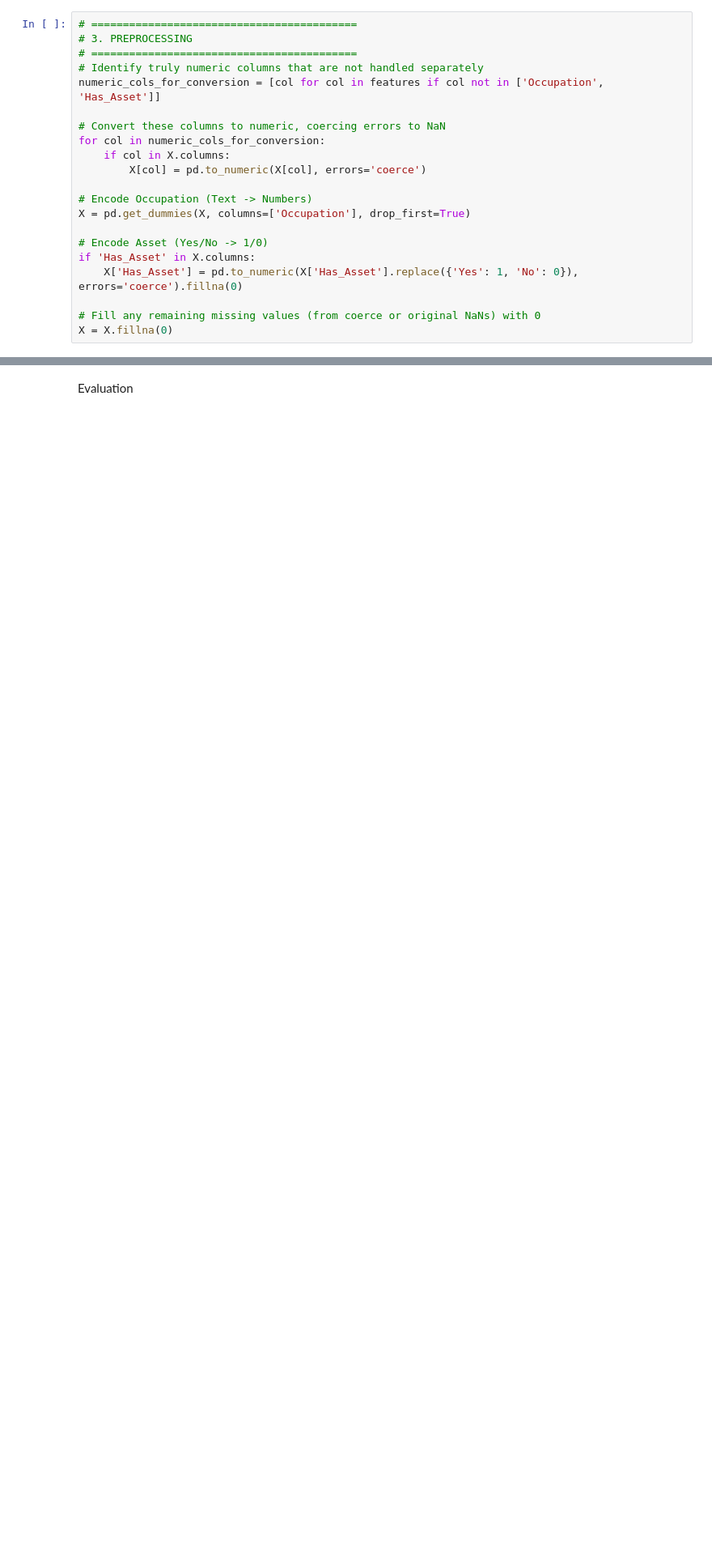
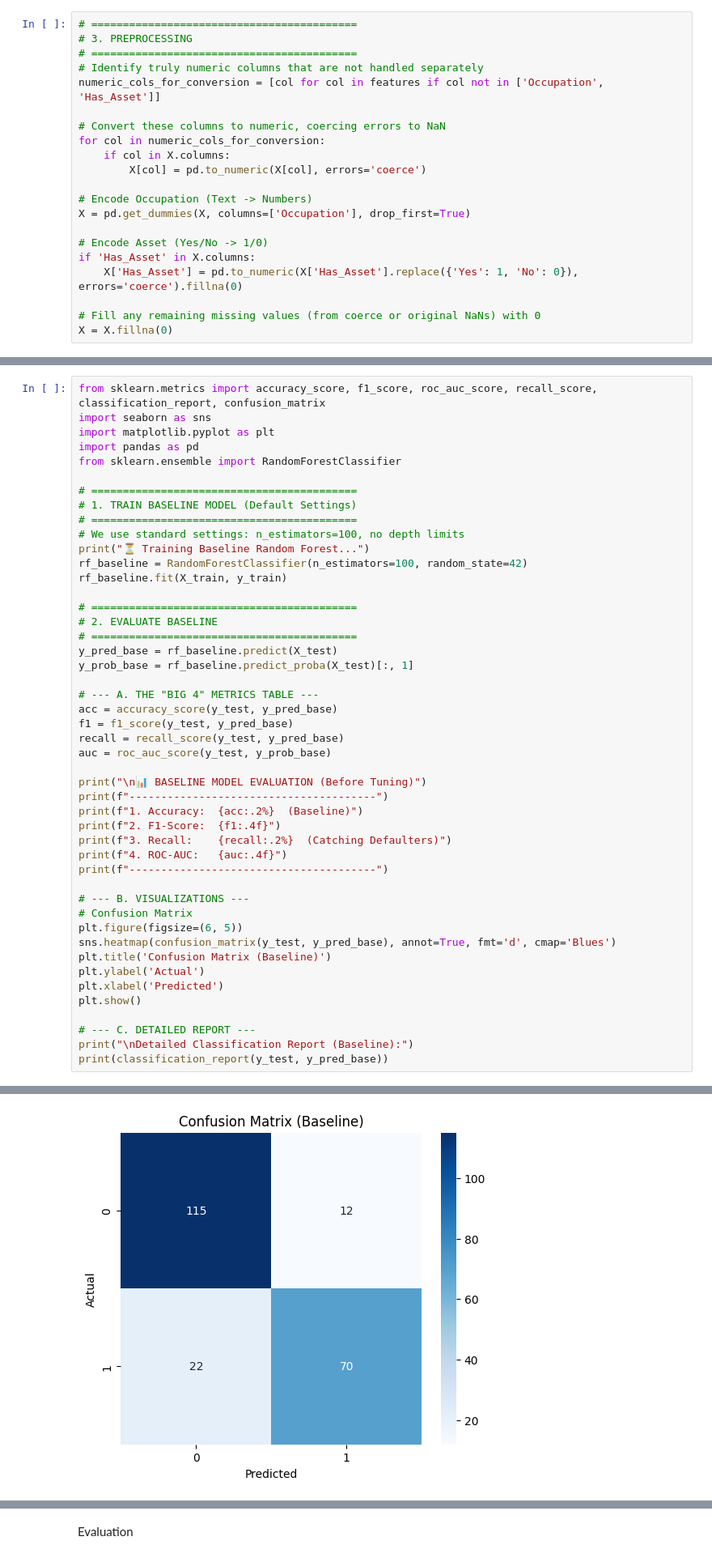
Before and after one commit to hanidew/WIE3007-DMW-GroupProject, a Jupyter notebook: Xayne's_Random_Forest_Model.ipynb, the cells around one changed output, grey strips where cells are left out. Shown at 81% size. Drawn from its saved outputs; the diff is of its cells as text; blank space fills up the shorter version.

```diff
--- a/Xayne's_Random_Forest_Model.ipynb
+++ b/Xayne's_Random_Forest_Model.ipynb
@@ -78,0 +79,48 @@ Model Training
+# %%
+from sklearn.metrics import accuracy_score, f1_score, roc_auc_score, recall_score, classification_report, confusion_matrix
+import seaborn as sns
+import matplotlib.pyplot as plt
+import pandas as pd
+from sklearn.ensemble import RandomForestClassifier
+
+# ==========================================
+# 1. TRAIN BASELINE MODEL (Default Settings)
+# ==========================================
+# We use standard settings: n_estimators=100, no depth limits
+print("⏳ Training Baseline Random Forest...")
+rf_baseline = RandomForestClassifier(n_estimators=100, random_state=42)
+rf_baseline.fit(X_train, y_train)
+
+# ==========================================
+# 2. EVALUATE BASELINE
+# ==========================================
+y_pred_base = rf_baseline.predict(X_test)
+y_prob_base = rf_baseline.predict_proba(X_test)[:, 1]
+
+# --- A. THE "BIG 4" METRICS TABLE ---
+acc = accuracy_score(y_test, y_pred_base)
+f1 = f1_score(y_test, y_pred_base)
+recall = recall_score(y_test, y_pred_base)
+auc = roc_auc_score(y_test, y_prob_base)
+
+print("\n📊 BASELINE MODEL EVALUATION (Before Tuning)")
+print(f"---------------------------------------")
+print(f"1. Accuracy:  {acc:.2%}  (Baseline)")
+print(f"2. F1-Score:  {f1:.4f}")
+print(f"3. Recall:    {recall:.2%}  (Catching Defaulters)")
+print(f"4. ROC-AUC:   {auc:.4f}")
+print(f"---------------------------------------")
+
+# --- B. VISUALIZATIONS ---
+# Confusion Matrix
+plt.figure(figsize=(6, 5))
+sns.heatmap(confusion_matrix(y_test, y_pred_base), annot=True, fmt='d', cmap='Blues')
+plt.title('Confusion Matrix (Baseline)')
+plt.ylabel('Actual')
+plt.xlabel('Predicted')
+plt.show()
+
+# --- C. DETAILED REPORT ---
+print("\nDetailed Classification Report (Baseline):")
+print(classification_report(y_test, y_pred_base))
+# %% [output]
@@ -78,0 +136 @@ Model Training
+[figure, added]
```
Also changed, not shown: parts of 9 cells of this notebook.
